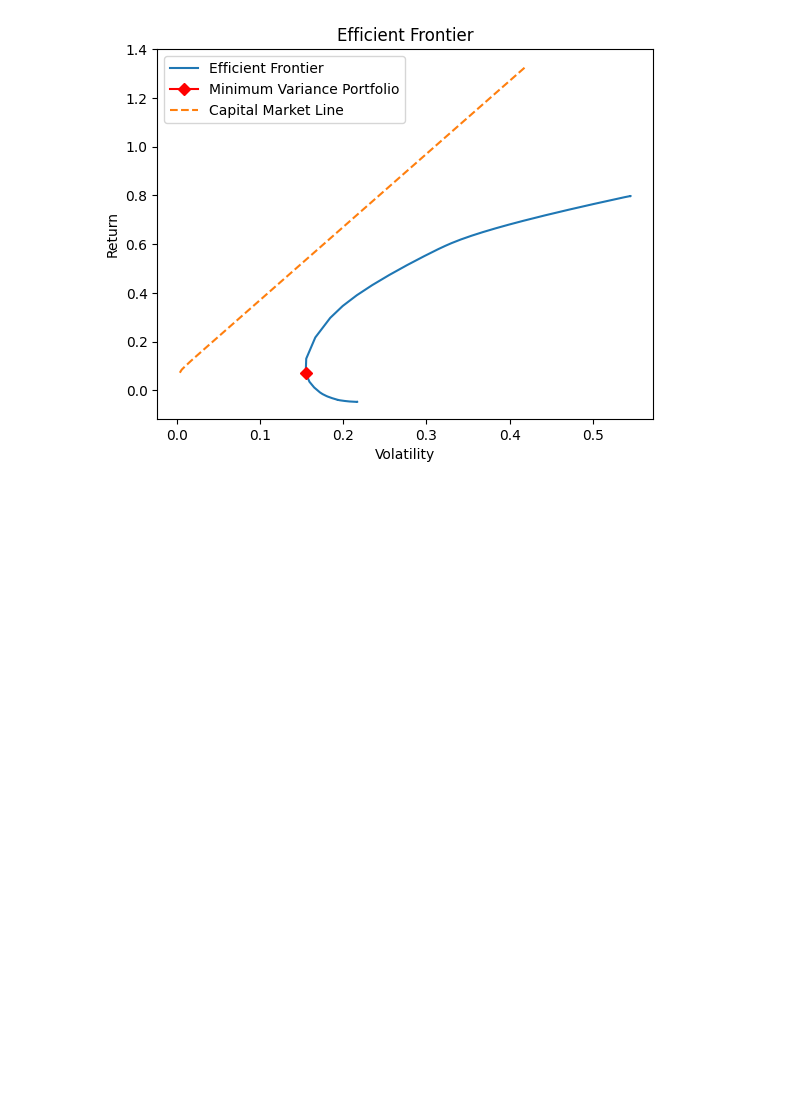
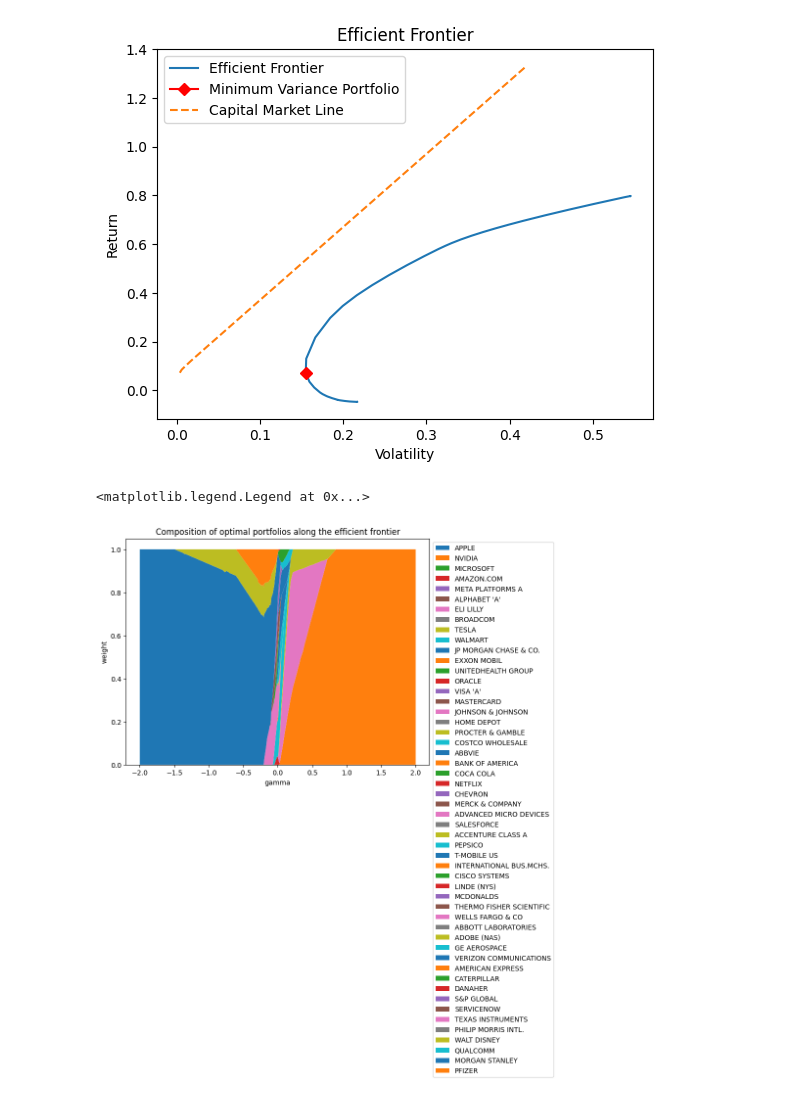
Before and after one commit to Mate0Martinez/Quantitative-asset-and-risk-management-project, a Jupyter notebook: code QARM.ipynb, the cells around one changed output. Drawn from its saved outputs; the diff is of its cells as text; code cells hidden in the pictures; blank space fills up the shorter version.

Commit message:
argument covmat and mu in ef def + resampling

```diff
--- a/code QARM.ipynb
+++ b/code QARM.ipynb
@@ -51,7 +51,7 @@ bounds_noshort = [(0, 1) for _ in range(n)]  # No short-selling, all weights bet
 
 # Efficient frontier function
 # On pourra réutiliser cette fonction en y ajoutant les constraints et les bounds de notre choix.
-def efficient_frontier(gam, constraint, bounds):
+def efficient_frontier(gam, covmat, constraint, mu, bounds):
 
     # Minimization with the defined constraint and bounds
     res = minimize(QP, x0, args=(covmat, mu, gam),
@@ -72,7 +72,7 @@ weights_efficient_frontier = []
 gammas = np.linspace(-2, 2, 500)
 
 for gam in gammas:
-    mu_optimized, vol_optimized, optimized_weights = efficient_frontier(gam, weight_sum_constraint, bounds_noshort)
+    mu_optimized, vol_optimized, optimized_weights = efficient_frontier(gam, covmat, weight_sum_constraint, mu, bounds_noshort)
     mu_efficient_frontier.append(mu_optimized)
     vol_efficient_frontier.append(vol_optimized)
     weights_efficient_frontier.append(optimized_weights)
@@ -192,3 +192,17 @@ ef = EfficientFrontier(prices, risk_free_rate=0.07)
 ef.plot_efficient_frontier()
 # %% [output]
 [figure]
+# %%
+# resampling
+
+data_composition_map = pd.DataFrame(weights_efficient_frontier, columns=prices.columns, index=np.linspace(-2, 2, 500))
+
+fig, ax = plt.subplots(figsize=(8, 6))
+ax.stackplot(data_composition_map.index, data_composition_map.T.values, labels=data_composition_map.columns)
+ax.set_title('Composition of optimal portfolios along the efficient frontier')
+ax.set_ylabel('weight')
+ax.set_xlabel('gamma')
+ax.legend(loc='upper left', bbox_to_anchor=(1, 1))
+# %% [output]
+<matplotlib.legend.Legend at 0x...>
+[figure, added]
```
Also changed, not shown: parts of 2 cells of this notebook.
